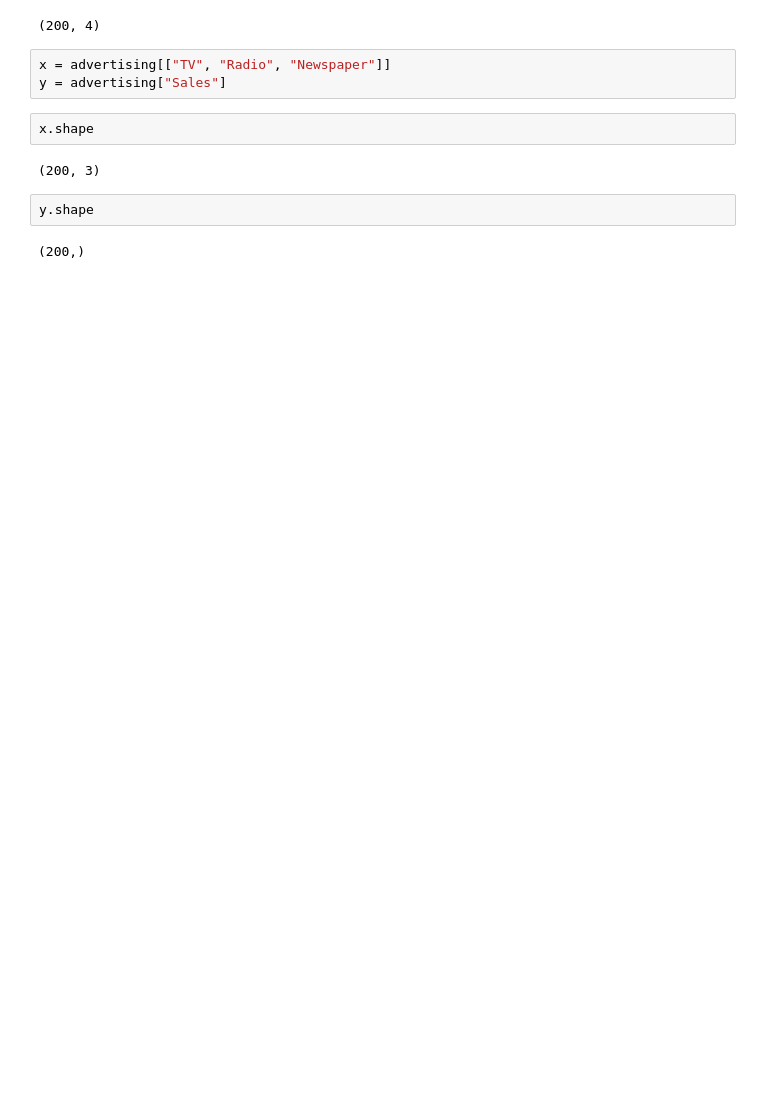
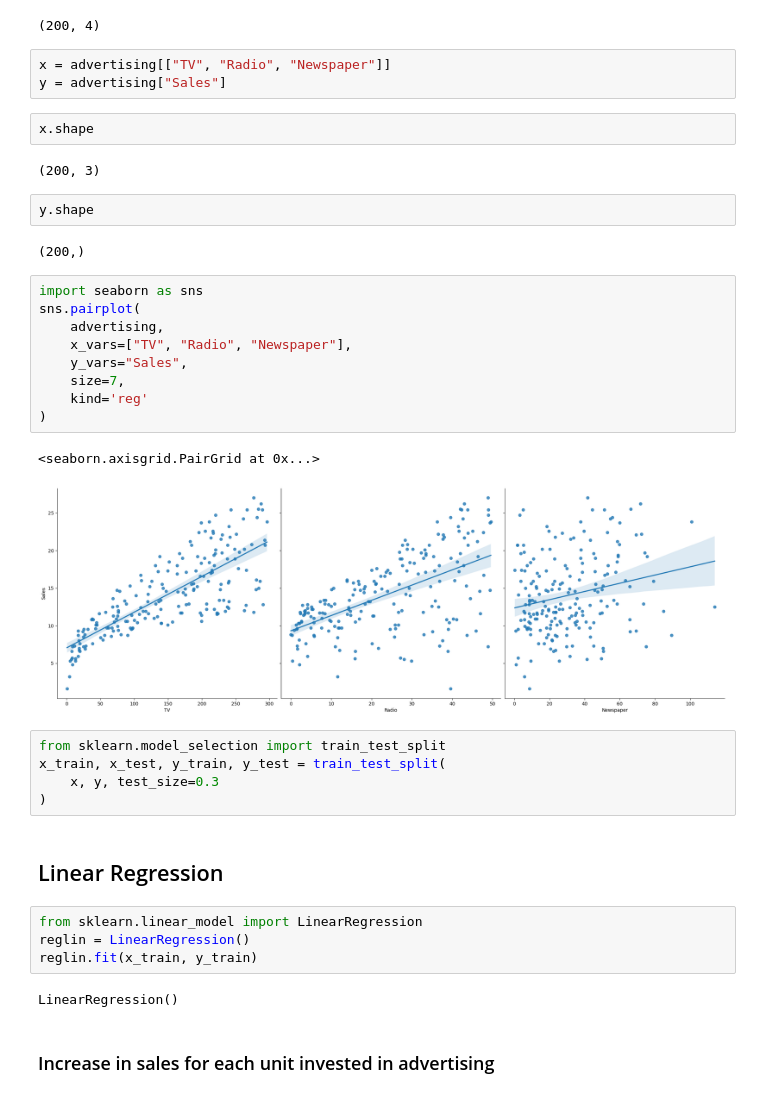
Before and after one commit to ricardo85x/machine-learning-python, a Jupyter notebook: 02_advertising.ipynb, the cells around one changed output. Cells and saved outputs as stored; diff of their text form; blank space fills up the shorter version.

```diff
--- a/02_advertising.ipynb
+++ b/02_advertising.ipynb
@@ -34,3 +34,30 @@ x.shape
 y.shape
 # %% [output]
 (200,)
+# %%
+import seaborn as sns
+sns.pairplot(
+    advertising,
+    x_vars=["TV", "Radio", "Newspaper"],
+    y_vars="Sales",
+    size=7,
+    kind='reg'
+)
+# %% [output]
+<seaborn.axisgrid.PairGrid at 0x...>
+[figure, added]
+# %%
+from sklearn.model_selection import train_test_split
+x_train, x_test, y_train, y_test = train_test_split(
+    x, y, test_size=0.3
+)
+# %% [markdown]
+## Linear Regression
+# %%
+from sklearn.linear_model import LinearRegression
+reglin = LinearRegression()
+reglin.fit(x_train, y_train)
+# %% [output]
+LinearRegression()
+# %% [markdown]
+### Increase in sales for each unit invested in advertising
```
Also changed, not shown: parts of 3 cells of this notebook.
